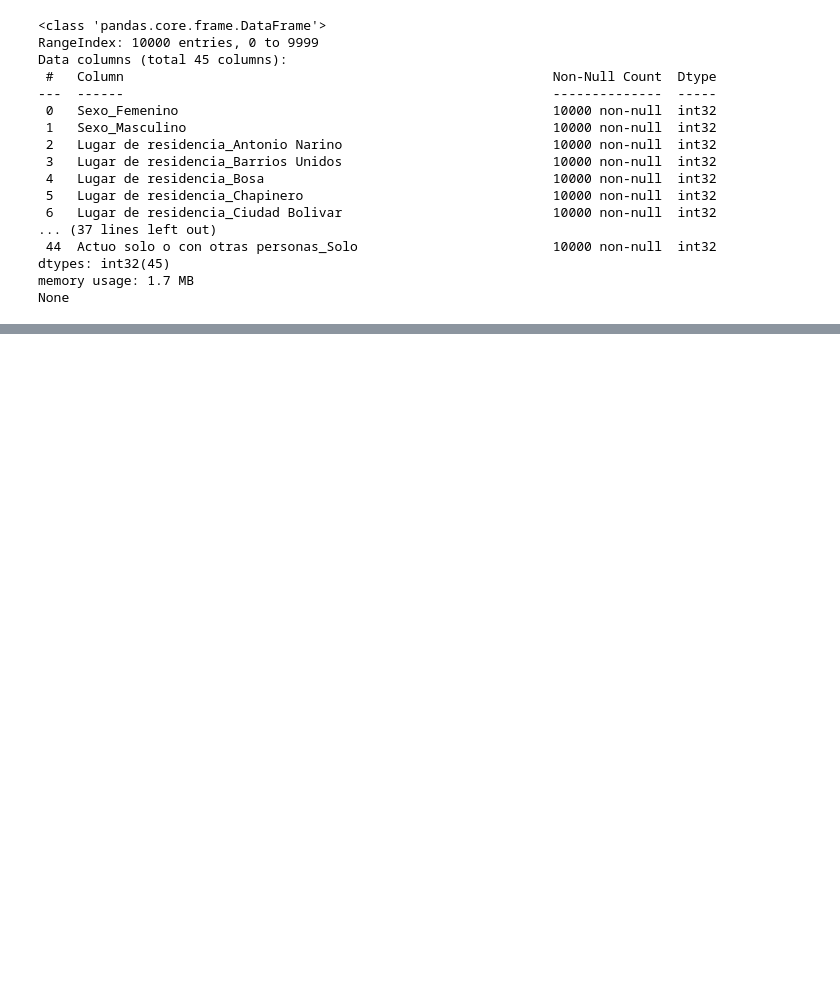
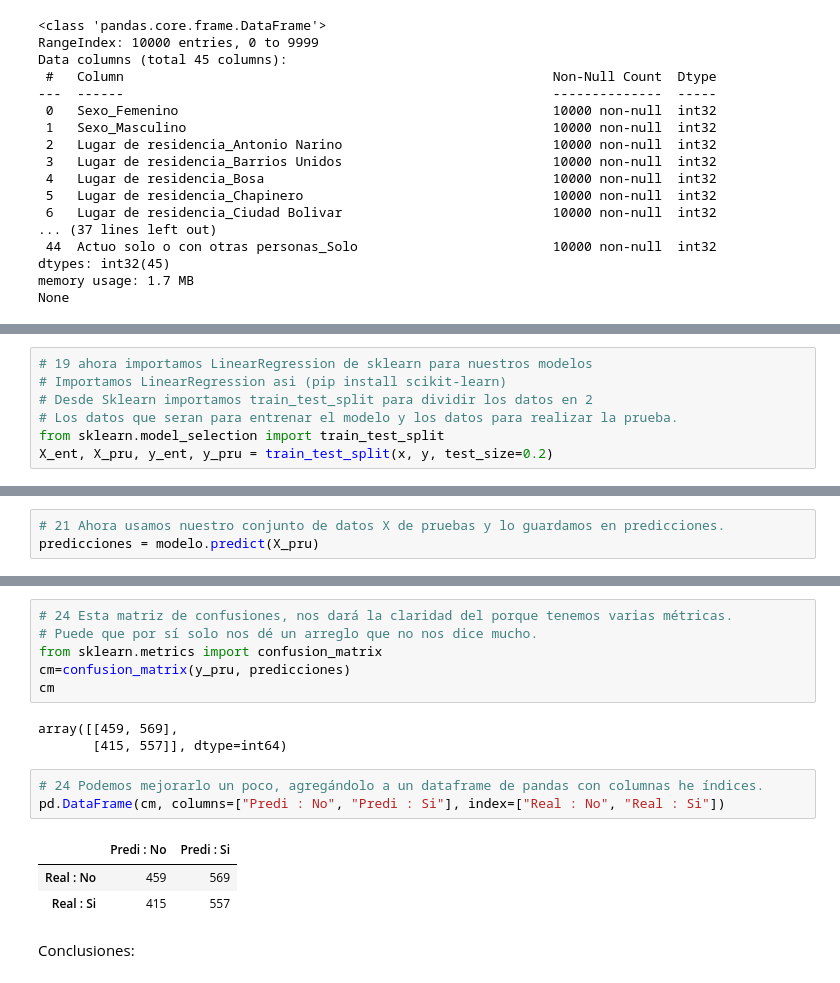
Before and after one commit to underoatjd/Diplomado, a Jupyter notebook: data.ipynb, the cells around one changed output, grey strips where cells are left out. Drawn from its saved outputs; the diff is of its cells as text; blank space fills up the shorter version.

```diff
--- a/data.ipynb
+++ b/data.ipynb
@@ -314,0 +320,7 @@ datasetModeloFinal.corr()
+# %%
+# 19 ahora importamos LinearRegression de sklearn para nuestros modelos
+# Importamos LinearRegression asi (pip install scikit-learn)
+# Desde Sklearn importamos train_test_split para dividir los datos en 2
+# Los datos que seran para entrenar el modelo y los datos para realizar la prueba.
+from sklearn.model_selection import train_test_split
+X_ent, X_pru, y_ent, y_pru = train_test_split(x, y, test_size=0.2)
@@ -314,0 +336,3 @@ datasetModeloFinal.corr()
+# %%
+# 21 Ahora usamos nuestro conjunto de datos X de pruebas y lo guardamos en predicciones.
+predicciones = modelo.predict(X_pru)
@@ -314,0 +359,18 @@ datasetModeloFinal.corr()
+# %%
+# 24 Esta matriz de confusiones, nos dará la claridad del porque tenemos varias métricas.
+# Puede que por sí solo nos dé un arreglo que no nos dice mucho.
+from sklearn.metrics import confusion_matrix
+cm=confusion_matrix(y_pru, predicciones)
+cm
+# %% [output]
+array([[459, 569],
+       [415, 557]], dtype=int64)
+# %%
+# 24 Podemos mejorarlo un poco, agregándolo a un dataframe de pandas con columnas he índices.
+pd.DataFrame(cm, columns=["Predi : No", "Predi : Si"], index=["Real : No", "Real : Si"])
+# %% [output]
+|  | Predi : No | Predi : Si |
+| Real : No | 459 | 569 |
+| Real : Si | 415 | 557 |
+# %% [markdown]
+Conclusiones:
```
Also changed, not shown: parts of 13 cells of this notebook, 1 other file.
